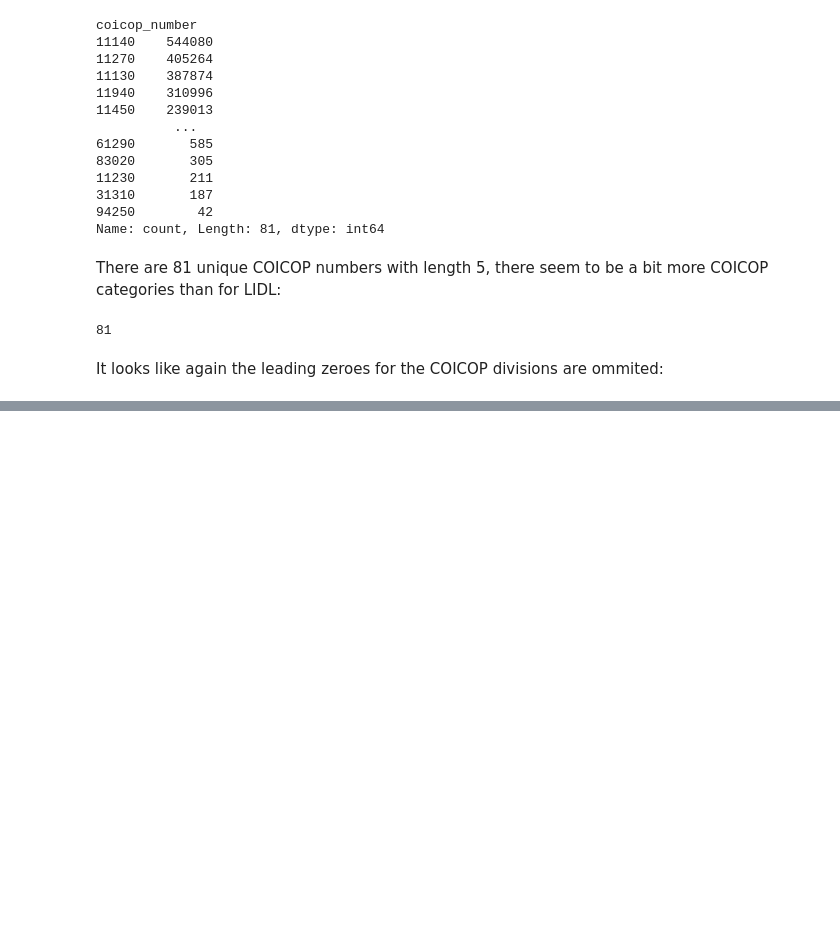
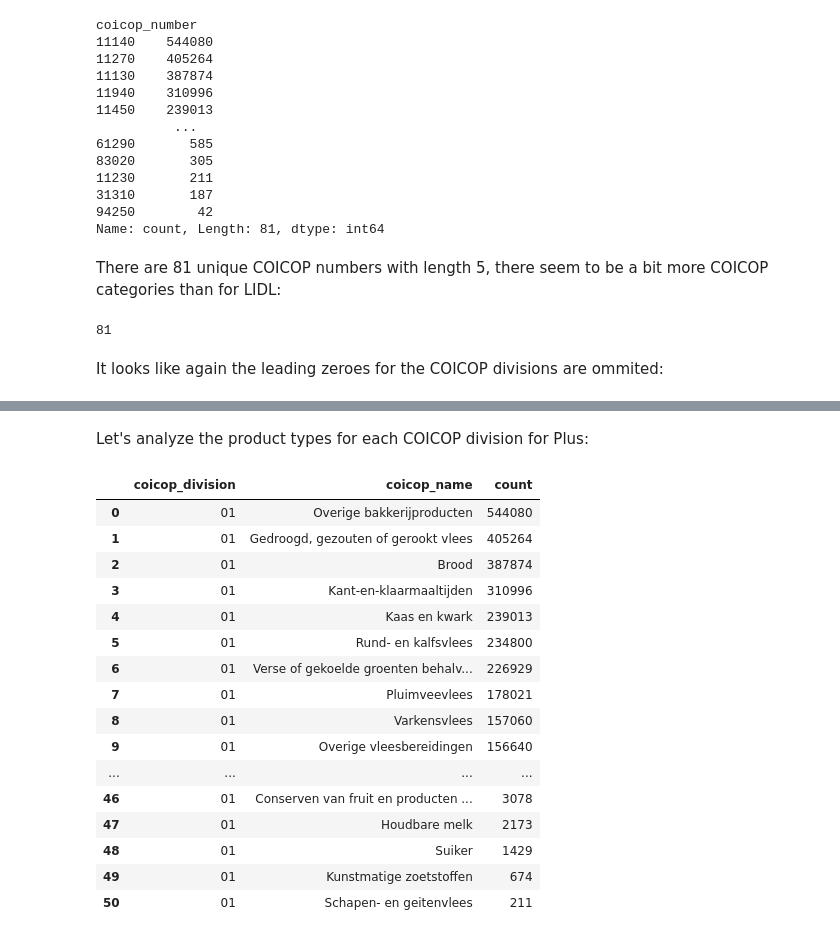
Before and after one commit to ssi-wp3/ssi-wp3, a Jupyter notebook: Notebooks/01b-Data-Exploration-Plus.ipynb, the cells around one changed output, grey strips where cells are left out. Drawn from its saved outputs; the diff is of its cells as text; code cells hidden in the pictures; blank space fills up the shorter version.

Commit message:
More work on the analysis of the Plus products

```diff
--- a/Notebooks/01b-Data-Exploration-Plus.ipynb
+++ b/Notebooks/01b-Data-Exploration-Plus.ipynb
@@ -171,0 +250,3 @@ plus_df[plus_df.coicop_number.str.len() == 5].coicop_number.str.startswith("0").
+# %%
+coicop_division_descriptions = plus_df.groupby(by="coicop_division")["coicop_name"].value_counts().reset_index()
+coicop_division_descriptions
@@ -171,0 +267,22 @@ plus_df[plus_df.coicop_number.str.len() == 5].coicop_number.str.startswith("0").
+# %% [markdown]
+Let's analyze the product types for each COICOP division for Plus:
+# %%
+coicop_division_descriptions[coicop_division_descriptions.coicop_division == "01"]
+# %% [output]
+|  | coicop_division | coicop_name | count |
+| 0 | 01 | Overige bakkerijproducten | 544080 |
+| 1 | 01 | Gedroogd, gezouten of gerookt vlees | 405264 |
+| 2 | 01 | Brood | 387874 |
+| 3 | 01 | Kant-en-klaarmaaltijden | 310996 |
+| 4 | 01 | Kaas en kwark | 239013 |
+| 5 | 01 | Rund- en kalfsvlees | 234800 |
+| 6 | 01 | Verse of gekoelde groenten behalv... | 226929 |
+| 7 | 01 | Pluimveevlees | 178021 |
+| 8 | 01 | Varkensvlees | 157060 |
+| 9 | 01 | Overige vleesbereidingen | 156640 |
+| ... | ... | ... | ... |
+| 46 | 01 | Conserven van fruit en producten ... | 3078 |
+| 47 | 01 | Houdbare melk | 2173 |
+| 48 | 01 | Suiker | 1429 |
+| 49 | 01 | Kunstmatige zoetstoffen | 674 |
+| 50 | 01 | Schapen- en geitenvlees | 211 |
```
Also changed, not shown: parts of 31 cells of this notebook.
